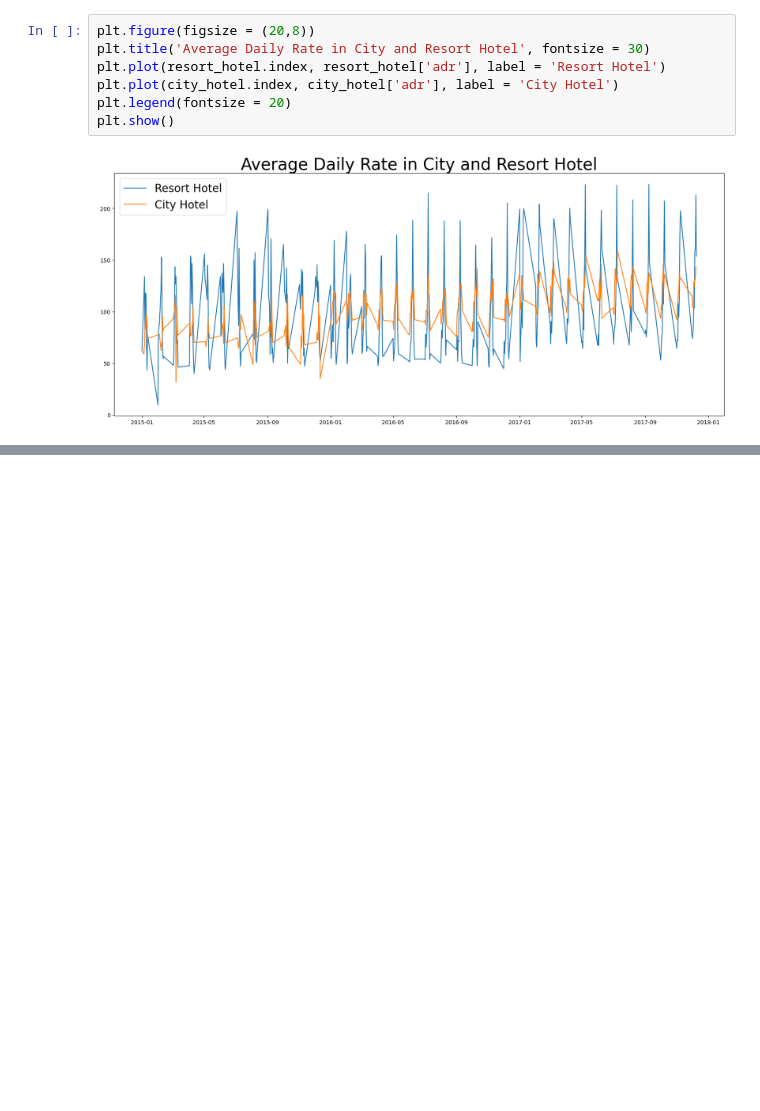
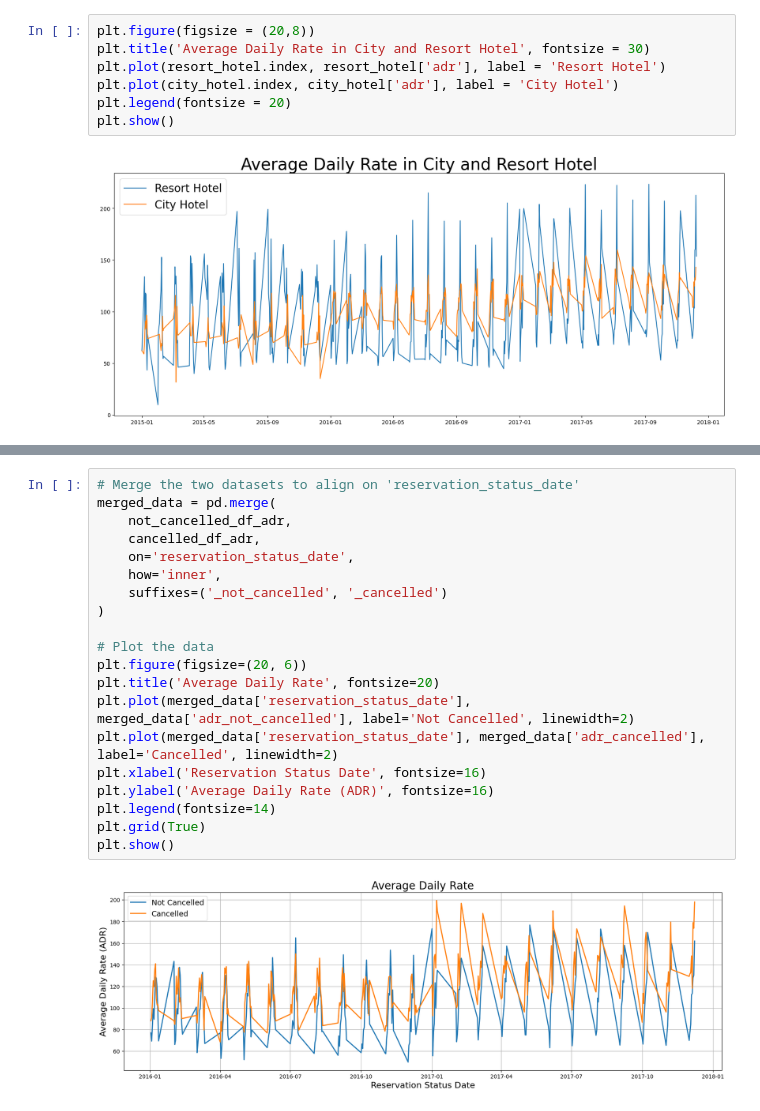
Before and after one commit to RichaSinghhh/Hotel-Booking, a Jupyter notebook: Hotel_Bookings.ipynb, the cells around one changed output, grey strips where cells are left out. Cells and saved outputs as stored; diff of their text form; blank space fills up the shorter version.

```diff
--- a/Hotel_Bookings.ipynb
+++ b/Hotel_Bookings.ipynb
@@ -222,0 +301,22 @@ plt.show()
+# %%
+# Merge the two datasets to align on 'reservation_status_date'
+merged_data = pd.merge(
+    not_cancelled_df_adr,
+    cancelled_df_adr,
+    on='reservation_status_date',
+    how='inner',
+    suffixes=('_not_cancelled', '_cancelled')
+)
+
+# Plot the data
+plt.figure(figsize=(20, 6))
+plt.title('Average Daily Rate', fontsize=20)
+plt.plot(merged_data['reservation_status_date'], merged_data['adr_not_cancelled'], label='Not Cancelled', linewidth=2)
+plt.plot(merged_data['reservation_status_date'], merged_data['adr_cancelled'], label='Cancelled', linewidth=2)
+plt.xlabel('Reservation Status Date', fontsize=16)
+plt.ylabel('Average Daily Rate (ADR)', fontsize=16)
+plt.legend(fontsize=14)
+plt.grid(True)
+plt.show()
+# %% [output]
+[figure, added]
```
Also changed, not shown: parts of 8 cells of this notebook.
